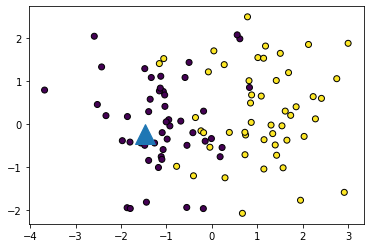
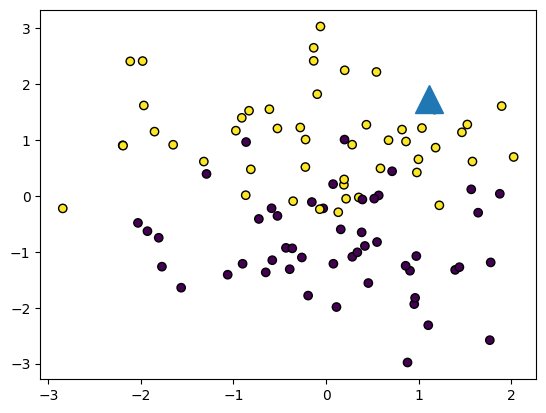
The change to this notebook cell's code, shown as a diff; its figure went from the first image to the second:
--- before
+++ after
@@ -3,11 +3,14 @@
 import numpy as np
 
-np.random.seed(46)
+np.random.seed(199)
 
-X, Y = make_classification(n_features=2, n_redundant=0, n_informative=1,
-                             n_clusters_per_class=1)
+X, Y = make_classification(
+    n_features=2,
+    n_redundant=0,
+    n_informative=1,
+    n_clusters_per_class=1
+)
 
-plt.scatter(X[:, 0], X[:, 1], marker='o', c=Y,
-           edgecolor='k')
+plt.scatter(X[:, 0], X[:, 1], marker='o', c=Y, edgecolor='k')
 
 p = X[10]

Commit: Nesta atividade, utilizei o notebook `Classificação-Linear.ipynb` como base para realizar o ajuste manual de um modelo linear de classificação.